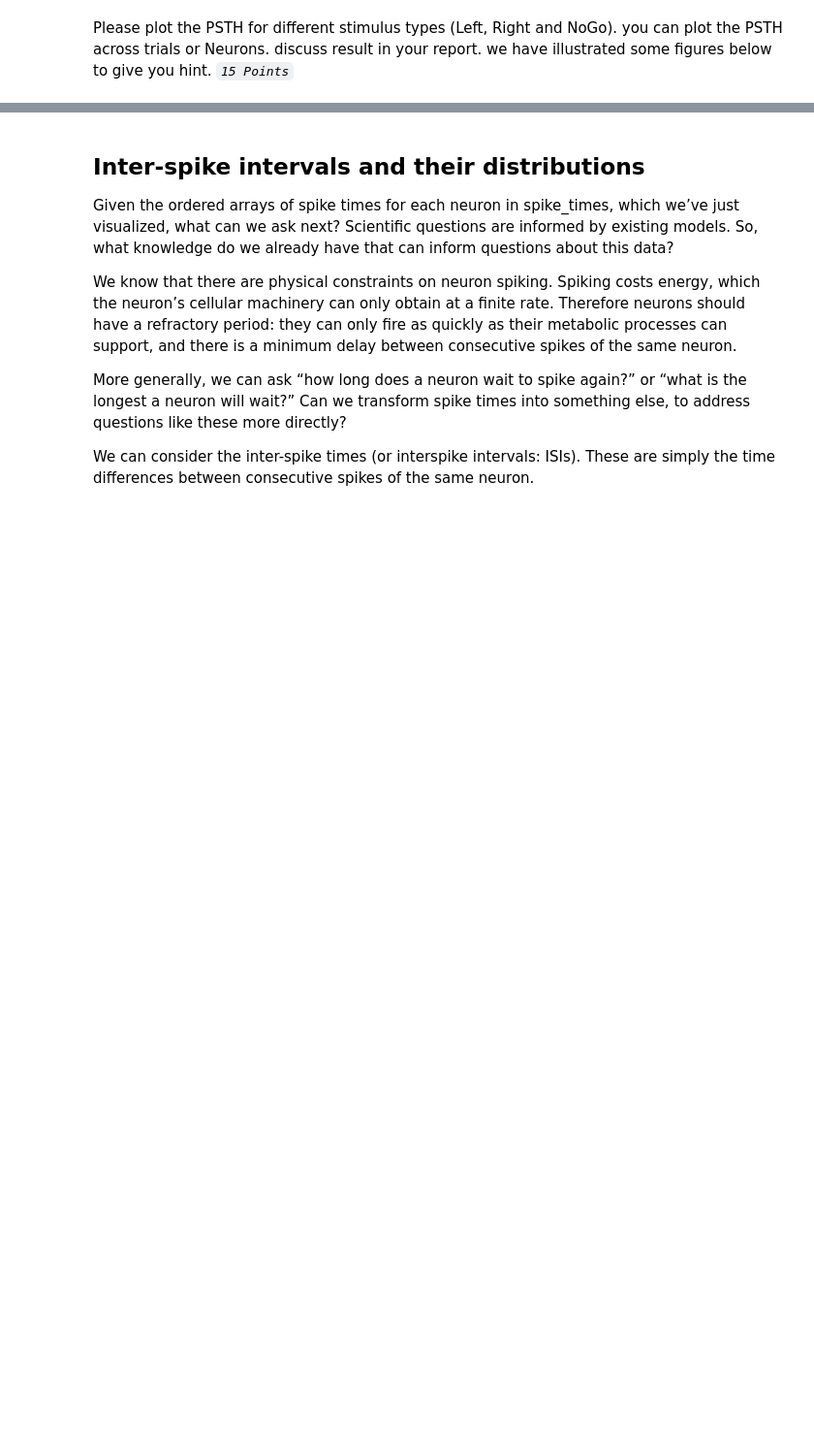
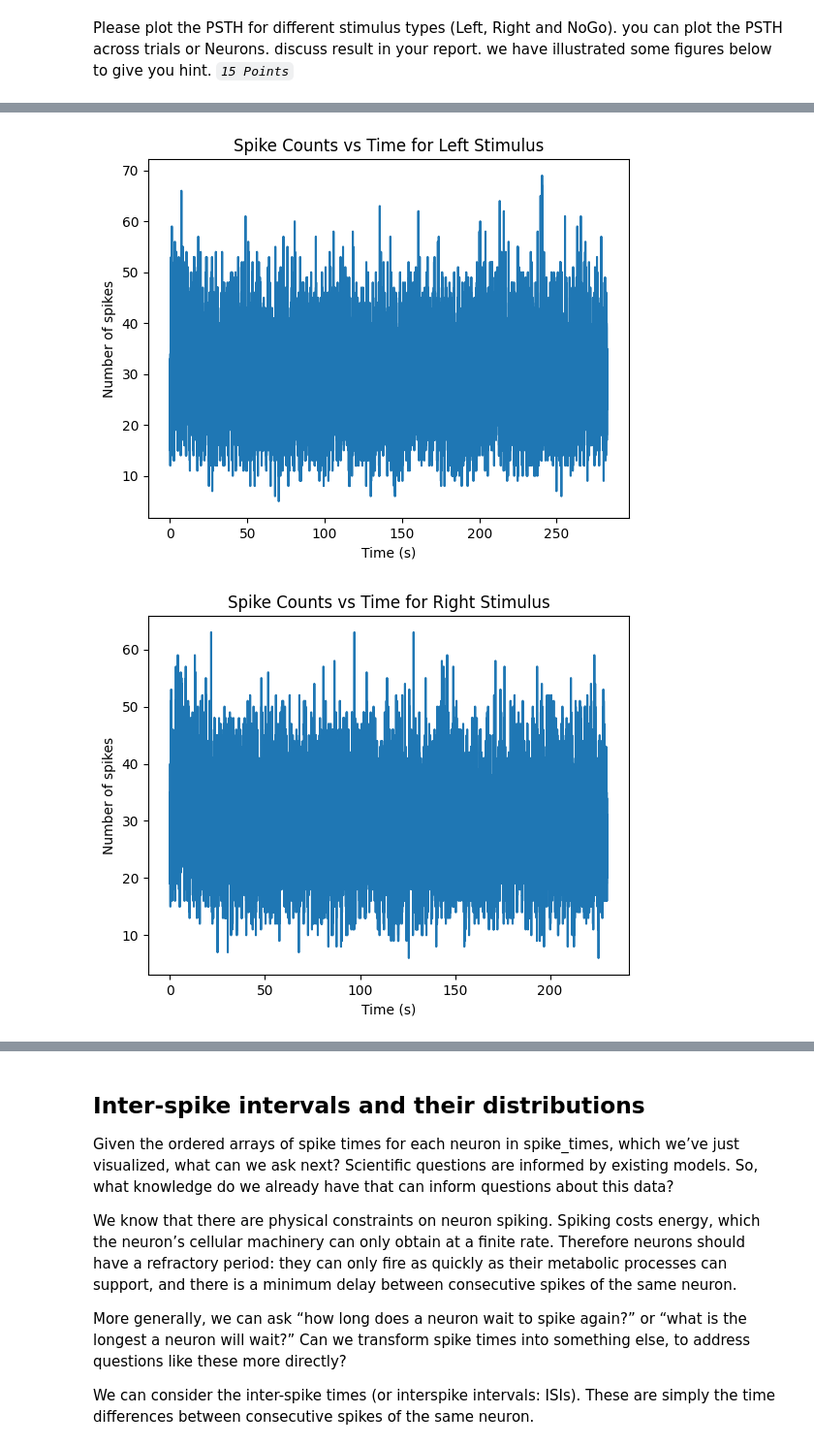
Before and after one commit to rosebaekfany/Neuroscince, a Jupyter notebook: EX3_400110009.ipynb, the cells around one changed output, grey strips where cells are left out. Shown at 97% size. Cells and saved outputs as stored; diff of their text form; code cells hidden in the pictures; blank space fills up the shorter version.

```diff
--- a/EX3_400110009.ipynb
+++ b/EX3_400110009.ipynb
@@ -170,0 +183,43 @@ raise NotImplementedError("Student exercise: PSTH")
+# %%
+# extract spike times for each stimulus type
+left_spikes = []
+right_spikes = []
+nogo_spikes = []
+
+for trial in range(NT):
+    if dat['response'][trial] == -1:
+        left_spikes.append(dat['spks'][:, trial, :])
+    elif dat['response'][trial] == 1:
+        right_spikes.append(dat['spks'][:, trial, :])
+    elif dat['response'][trial] == 0:
+        nogo_spikes.append(dat['spks'][:, trial, :])
+
+# sum spike counts across trials
+left_counts = np.sum(np.concatenate(left_spikes, axis=1), axis=0)
+right_counts = np.sum(np.concatenate(right_spikes, axis=1), axis=0)
+nogo_counts = np.sum(np.concatenate(nogo_spikes, axis=1), axis=0)
+
+# plot spike counts vs time for each stimulus type
+fig, ax = plt.subplots()
+ax.plot(np.arange(len(left_counts)) * bin_size, left_counts)
+ax.set_xlabel('Time (s)')
+ax.set_ylabel('Number of spikes')
+ax.set_title('Spike Counts vs Time for Left Stimulus')
+plt.show()
+
+fig, ax = plt.subplots()
+ax.plot(np.arange(len(right_counts)) * bin_size, right_counts)
+ax.set_xlabel('Time (s)')
+ax.set_ylabel('Number of spikes')
+ax.set_title('Spike Counts vs Time for Right Stimulus')
+plt.show()
+
+fig, ax = plt.subplots()
+ax.plot(np.arange(len(nogo_counts)) * bin_size, nogo_counts)
+ax.set_xlabel('Time (s)')
+ax.set_ylabel('Number of spikes')
+ax.set_title('Spike Counts vs Time for NoGo Stimulus')
+plt.show()
+# %% [output]
+[figure, added]
+[figure, added]
```
Also changed, not shown: parts of 14 cells of this notebook.
